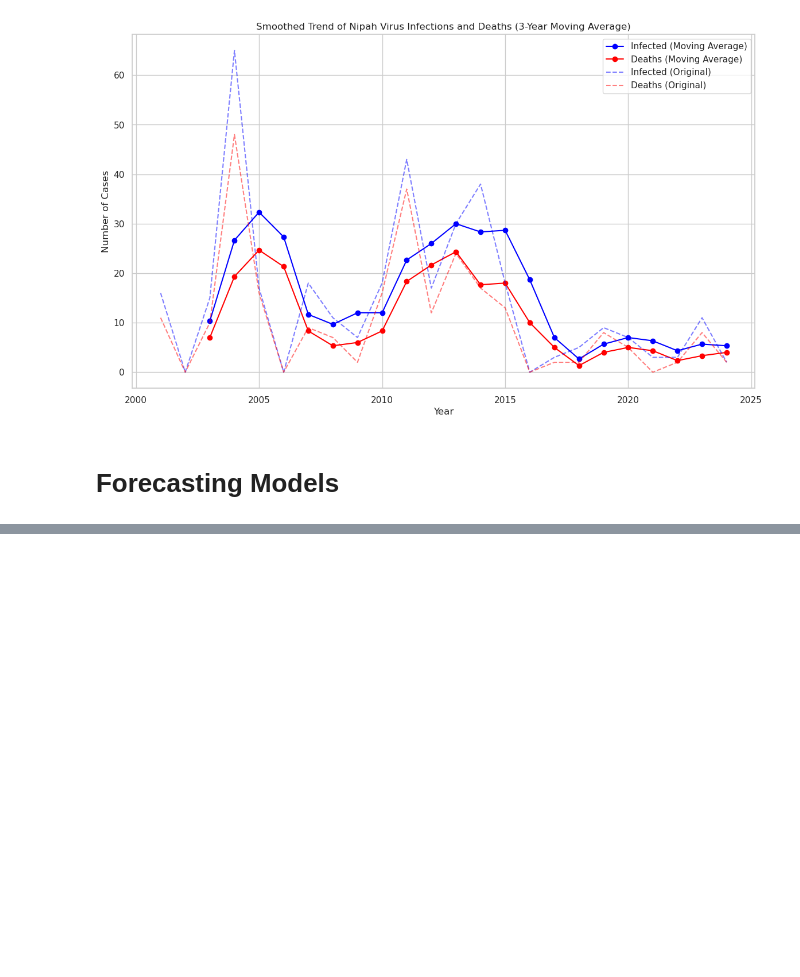
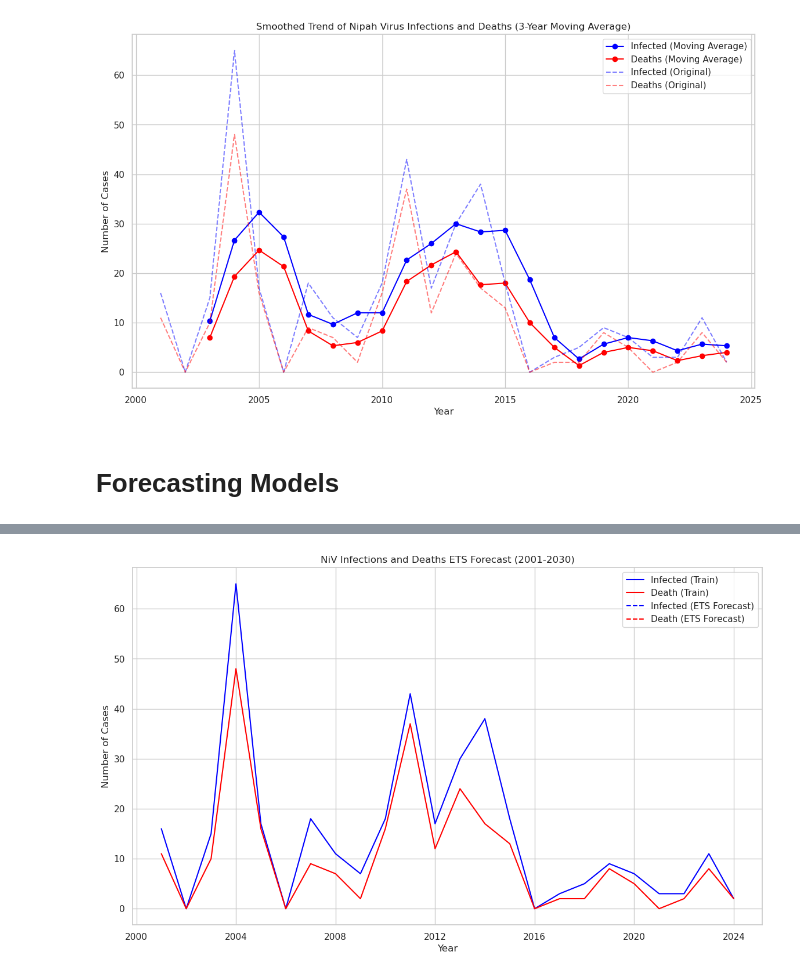
Before and after one commit to awnonbhowmik/NiV-Data-Analysis, a Jupyter notebook: analysis3.ipynb, the cells around one changed output, grey strips where cells are left out. Drawn from its saved outputs; the diff is of its cells as text; code cells hidden in the pictures; blank space fills up the shorter version.

```diff
--- a/analysis3.ipynb
+++ b/analysis3.ipynb
@@ -869,0 +901,65 @@ prophet_model.plot(prophet_forecast)
+# %%
+# Ensure 'nipah_data' DataFrame is properly indexed by 'Year'
+# Ensure 'Year' column is present
+if 'Year' not in nipah_data.columns:
+    nipah_data['Year'] = list(range(2001, 2001 + len(nipah_data)))
+
+nipah_data['Year'] = pd.to_datetime(nipah_data['Year'], format='%Y')
+nipah_data.set_index('Year', inplace=True)
+
+# Split the data into train and test sets
+train = nipah_data[:'2024']
+test = nipah_data['2025':]
+
+# Forecasting Infected cases
+ets_model_infected = ExponentialSmoothing(train['Infected'], trend="additive", seasonal="additive", seasonal_periods=12)
+ets_fit_infected = ets_model_infected.fit()
+ets_forecast_infected = ets_fit_infected.forecast(steps=6)
+
+# Forecasting Death cases
+ets_model_death = ExponentialSmoothing(train['Death'], trend="additive", seasonal="additive", seasonal_periods=12)
+ets_fit_death = ets_model_death.fit()
+ets_forecast_death = ets_fit_death.forecast(steps=6)
+
+# Combine forecast index with existing data for plotting
+forecast_index = pd.date_range(start=train.index[-1] + pd.DateOffset(years=1), periods=6, freq='Y')
+ets_forecast_infected = pd.Series(ets_forecast_infected, index=forecast_index)
+ets_forecast_death = pd.Series(ets_forecast_death, index=forecast_index)
+
+# Plotting the results
+plt.figure(figsize=(14, 8))
+plt.title('NiV Infections and Deaths ETS Forecast (2001-2030)')
+plt.xlabel('Year')
+plt.ylabel('Number of Cases')
+
+# Plot historical train data
+plt.plot(train.index, train['Infected'], label='Infected (Train)', color='blue')
+plt.plot(train.index, train['Death'], label='Death (Train)', color='red')
+
+# Plot forecasted data
+plt.plot(ets_forecast_infected.index, ets_forecast_infected, label='Infected (ETS Forecast)', color='blue', linestyle='--')
+plt.plot(ets_forecast_death.index, ets_forecast_death, label='Death (ETS Forecast)', color='red', linestyle='--')
+
+# Plot historical test data if available
+if not test.empty:
+    plt.axvline(x=test.index[-1], color='gray', linestyle='--')
+
+plt.legend()
+plt.grid(True)
+plt.show()
+
+# Display the forecasted values
+print("ETS Forecast for Infected Cases (2025-2030):")
+print(ets_forecast_infected)
+
+print("\nETS Forecast for Death Cases (2025-2030):")
+print(ets_forecast_death)
+
+# Display the model summaries
+print("\nETS Model Summary for Infected Cases:")
+print(ets_fit_infected.summary())
+
+print("\nETS Model Summary for Death Cases:")
+print(ets_fit_death.summary())
+# %% [output]
+[figure, added]
```
Also changed, not shown: parts of 16 cells of this notebook, 20 other files.
